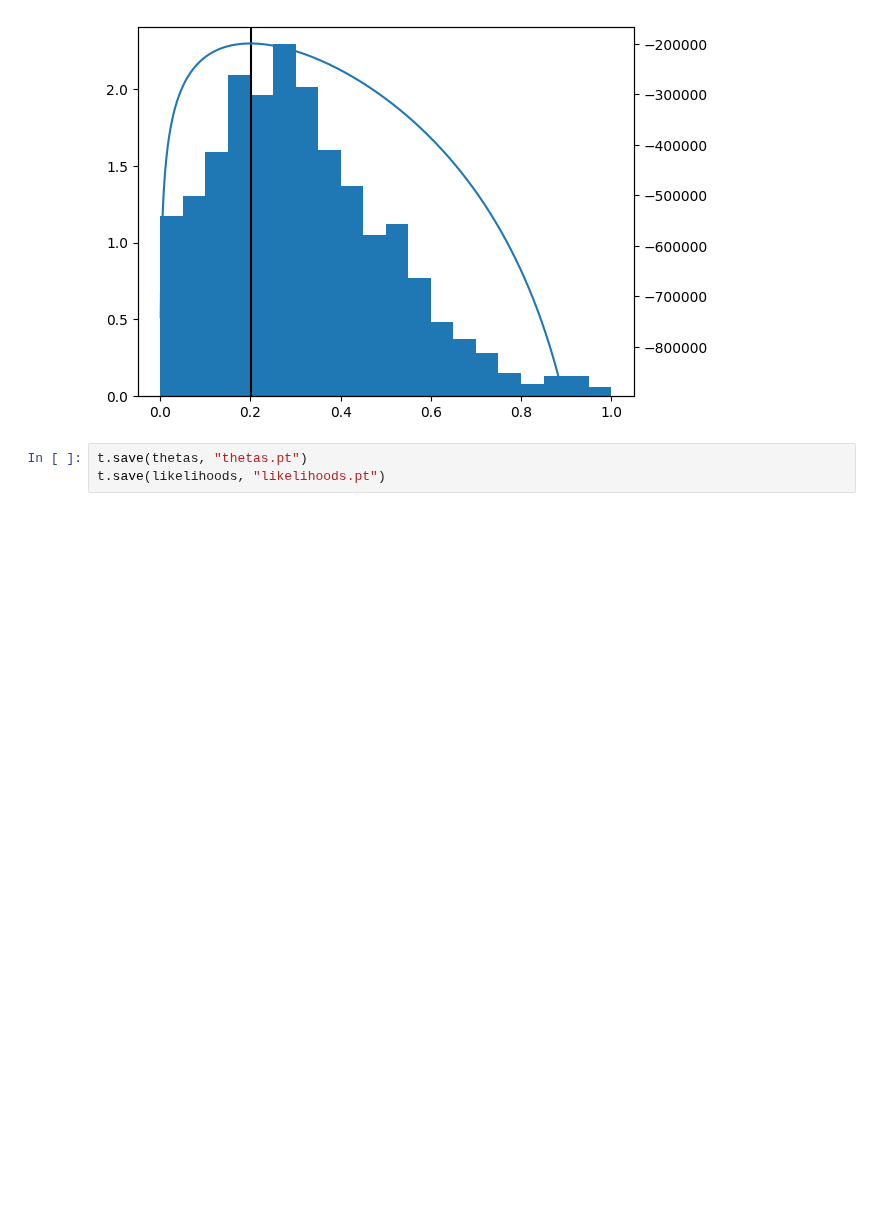
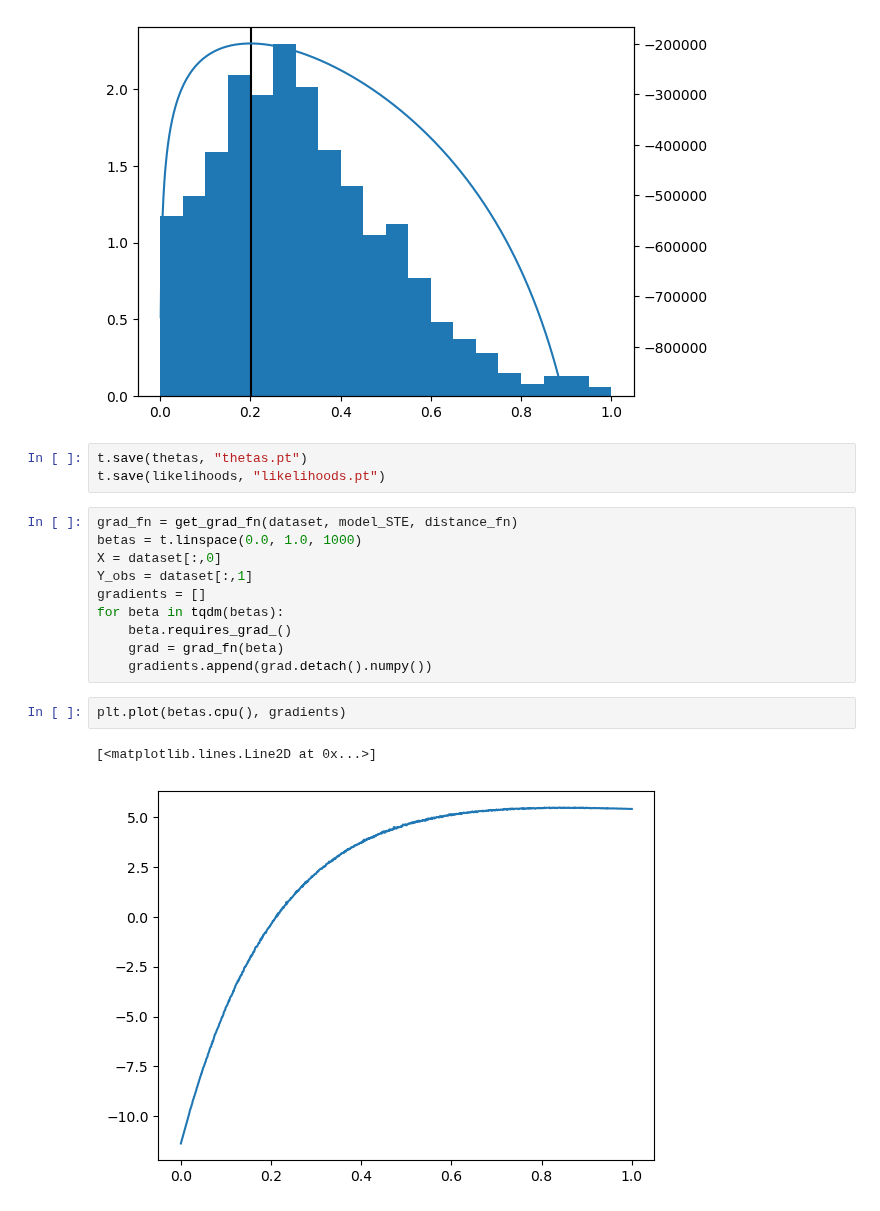
Before and after one commit to JanSchering/Thesis, a Jupyter notebook: si_model/Hamiltonian_MC.ipynb, the cells around one changed output. Cells and saved outputs as stored; diff of their text form; blank space fills up the shorter version.

```diff
--- a/si_model/Hamiltonian_MC.ipynb
+++ b/si_model/Hamiltonian_MC.ipynb
@@ -211,3 +211,18 @@ plt.show()
 # %%
 t.save(thetas, "thetas.pt")
 t.save(likelihoods, "likelihoods.pt")
+# %%
+grad_fn = get_grad_fn(dataset, model_STE, distance_fn)
+betas = t.linspace(0.0, 1.0, 1000)
+X = dataset[:,0]
+Y_obs = dataset[:,1]
+gradients = []
+for beta in tqdm(betas):
+    beta.requires_grad_()
+    grad = grad_fn(beta)
+    gradients.append(grad.detach().numpy())
+# %%
+plt.plot(betas.cpu(), gradients)
+# %% [output]
+[<matplotlib.lines.Line2D at 0x...>]
+[figure, added]
```
Also changed, not shown: 1 other file.
